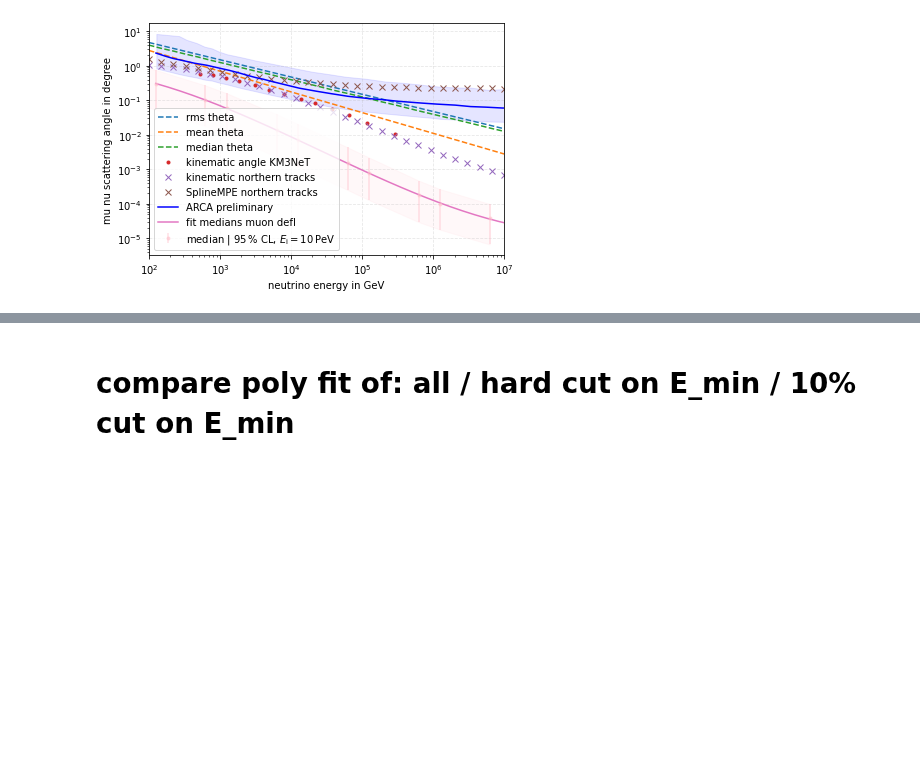
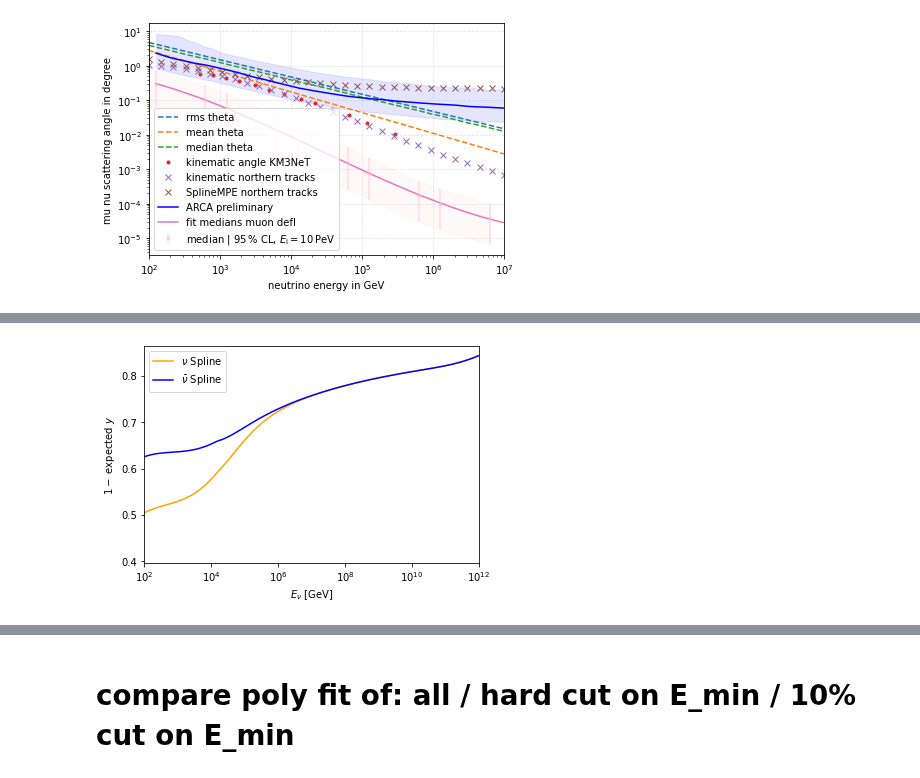
Before and after one commit to pascalgutjahr/muon-deflection-paper, a Jupyter notebook: deflection/total_defl_combined_moliere.ipynb, the cells around one changed output, grey strips where cells are left out. Cells and saved outputs as stored; diff of their text form; code cells hidden in the pictures; blank space fills up the shorter version.

```diff
--- a/deflection/total_defl_combined_moliere.ipynb
+++ b/deflection/total_defl_combined_moliere.ipynb
@@ -1341,0 +1369,13 @@ poly params:  [ 0.02407291 -0.31206222  0.37943753 -0.21557717] , errors:  [0.00
+# %%
+plt.plot(df_y.neutrino_energy, 1-spl_nu(df_y.neutrino_energy), color='orange', label=r'$\nu$ Spline')
+plt.plot(df_y.neutrino_energy, 1-spl_nu_bar(df_y.neutrino_energy), color='blue', label=r'$\bar{\nu}$ Spline')
+
+plt.xscale('log')
+plt.xlabel(r'$E_\nu$ [GeV]')
+plt.ylabel(r'$1 -$ expected $y$')
+plt.xlim(1e2, 1e12)
+plt.legend()
+if save_plot:
+    plt.savefig(plot_dir + 'expected_1-y.pdf')
+# %% [output]
+[figure, added]
```
Also changed, not shown: parts of 11 cells of this notebook.
